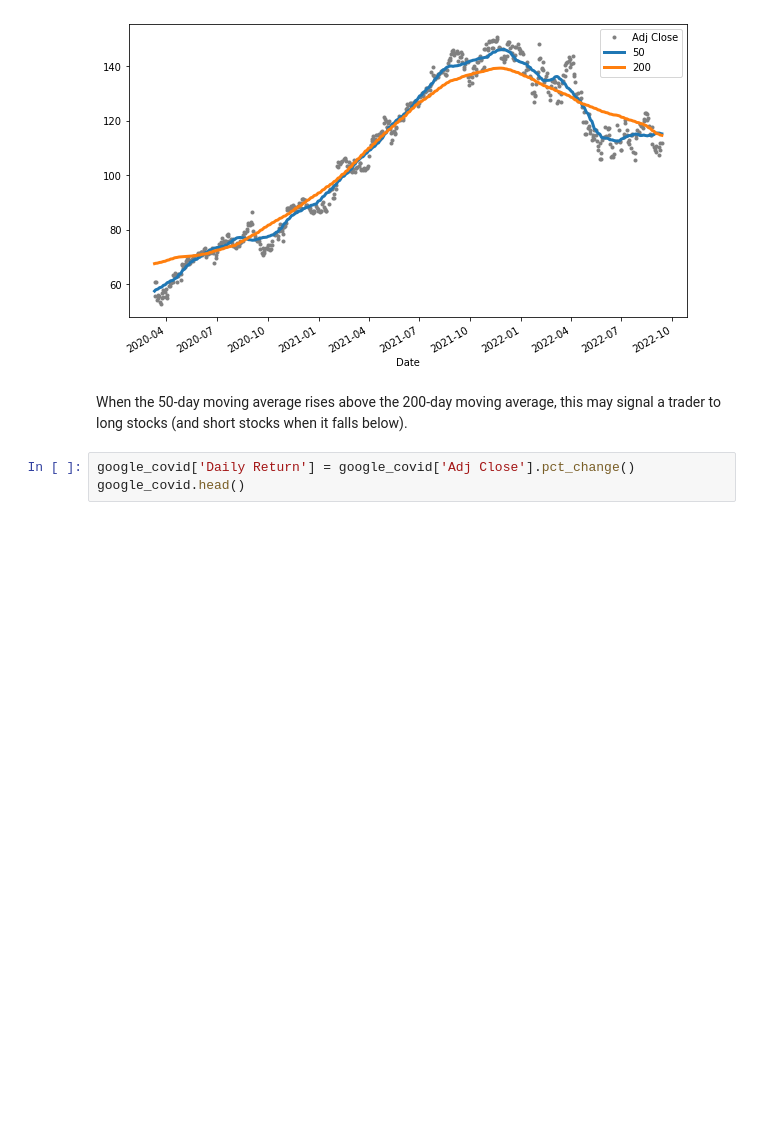
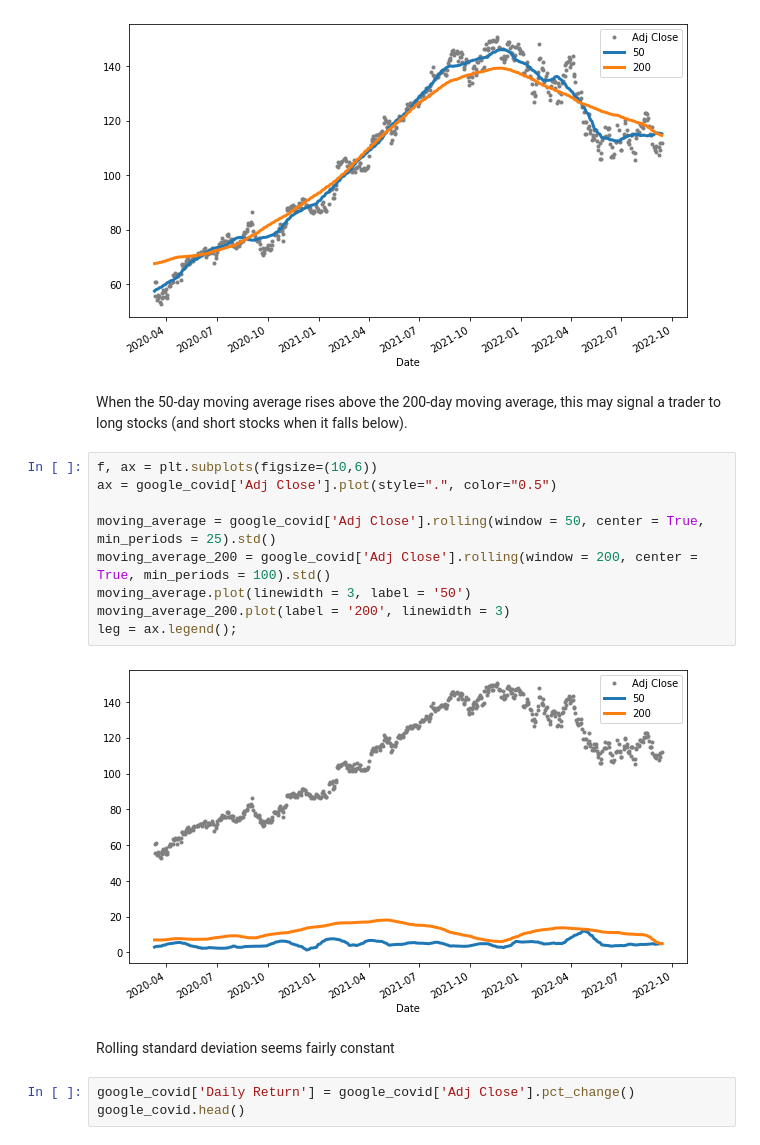
Before and after one commit to Zaki171/Google-Stock-Analysis-and-Predictions, a Jupyter notebook: google-stock-prices-eda.ipynb, the cells around one changed output. Cells and saved outputs as stored; diff of their text form; blank space fills up the shorter version.

Commit message:
Kaggle Notebook | Google Stock Prices EDA | Version 6

```diff
--- a/google-stock-prices-eda.ipynb
+++ b/google-stock-prices-eda.ipynb
@@ -269,6 +269,19 @@ leg = ax.legend();
 [figure]
 # %% [markdown]
 When the 50-day moving average rises above the 200-day moving average, this may signal a trader to long stocks (and short stocks when it falls below).
+# %%
+f, ax = plt.subplots(figsize=(10,6))
+ax = google_covid['Adj Close'].plot(style=".", color="0.5")
+
+moving_average = google_covid['Adj Close'].rolling(window = 50, center = True, min_periods = 25).std()
+moving_average_200 = google_covid['Adj Close'].rolling(window = 200, center = True, min_periods = 100).std()
+moving_average.plot(linewidth = 3, label = '50')
+moving_average_200.plot(label = '200', linewidth = 3)
+leg = ax.legend();
+# %% [output]
+[figure, added]
+# %% [markdown]
+Rolling standard deviation seems fairly constant
 # %%
 google_covid['Daily Return'] = google_covid['Adj Close'].pct_change()
 google_covid.head()
```
Also changed, not shown: parts of 19 cells of this notebook.
